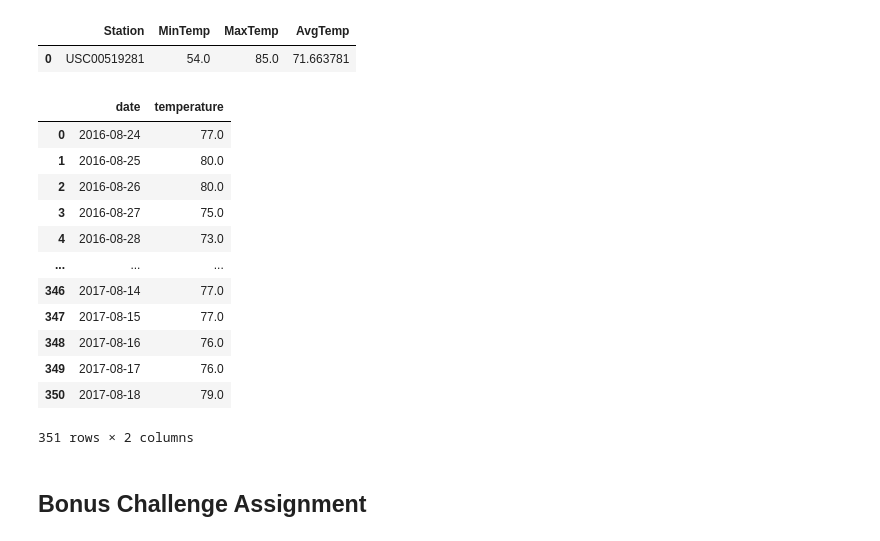
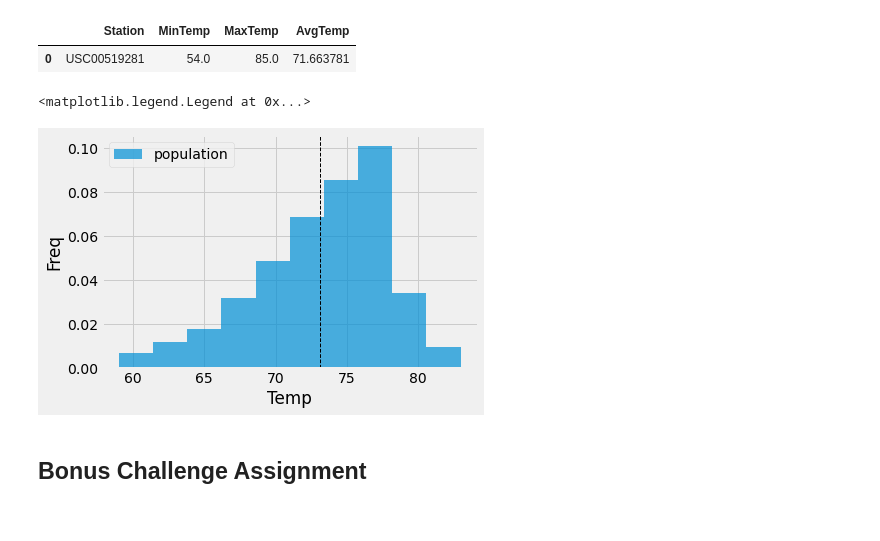
Before and after one commit to eisenba/sqlalchemy-challenge, a Jupyter notebook: climate_starter.ipynb, the cells around one changed output. Saved outputs shown, nothing was run; the diff lists cells and outputs as text; code cells hidden in the pictures.

Commit message:
Adds histogram for most active station

```diff
--- a/climate_starter.ipynb
+++ b/climate_starter.ipynb
@@ -145,42 +145,40 @@ max_active_df
 # %%
 # Choose the station with the highest number of temperature observations.
 # Query the last 12 months of temperature observation data for this station and plot the results as a histogram
 
 # find date range for last 12 months for most active station
 lastest_date2 = session.query(measurement.date).\
 filter(measurement.station == max_active_station[0]).order_by(measurement.date.desc()).first()
 lastest_year2 = int(lastest_date[0][:4])
 lastest_month2 = int(lastest_date[0][5:7])
 lastest_day2 = int(lastest_date[0][-2:])
 lastest_date2
 
 # Calculate the date 1 year ago from the last data point for most active station in the database
 oldest_date2 = dt.date(lastest_year2, lastest_month2, lastest_day2) - dt.timedelta(days=365)
 oldest_date2
 
 # Perform a query to retrieve the data and temp scores
 tobs_query = session.query(measurement.date, measurement.tobs).\
     filter(measurement.date > oldest_date2).\
     filter(measurement.station == max_active_station[0]).\
     order_by(measurement.date).all()
 
 # Save the query results as a Pandas DataFrame and set the index to the date column
 df_tobs = pd.DataFrame(tobs_query, columns=['date', 'temperature'])
-df_tobs
+
+# Sort the dataframe by date
+df_tobs.sort_values('date')
+
+# Use Pandas Plotting with Matplotlib to plot the data
+plt.hist(df_tobs['temperature'], 10, density=True, alpha=0.7, label="population")
+plt.axvline(df_tobs['temperature'].mean(), color='k', linestyle='dashed', linewidth=1)
+plt.xlabel('Temp')
+plt.ylabel('Freq')
+plt.legend()
 # %% [output]
-|  | date | temperature |
-| 0 | 2016-08-24 | 77.0 |
-| 1 | 2016-08-25 | 80.0 |
-| 2 | 2016-08-26 | 80.0 |
-| 3 | 2016-08-27 | 75.0 |
-| 4 | 2016-08-28 | 73.0 |
-| ... | ... | ... |
-| 346 | 2017-08-14 | 77.0 |
-| 347 | 2017-08-15 | 77.0 |
-| 348 | 2017-08-16 | 76.0 |
-| 349 | 2017-08-17 | 76.0 |
-| 350 | 2017-08-18 | 79.0 |
-351 rows × 2 columns
+<matplotlib.legend.Legend at 0x...>
+[figure, added]
 # %% [markdown]
 ## Bonus Challenge Assignment
 # %%
```
